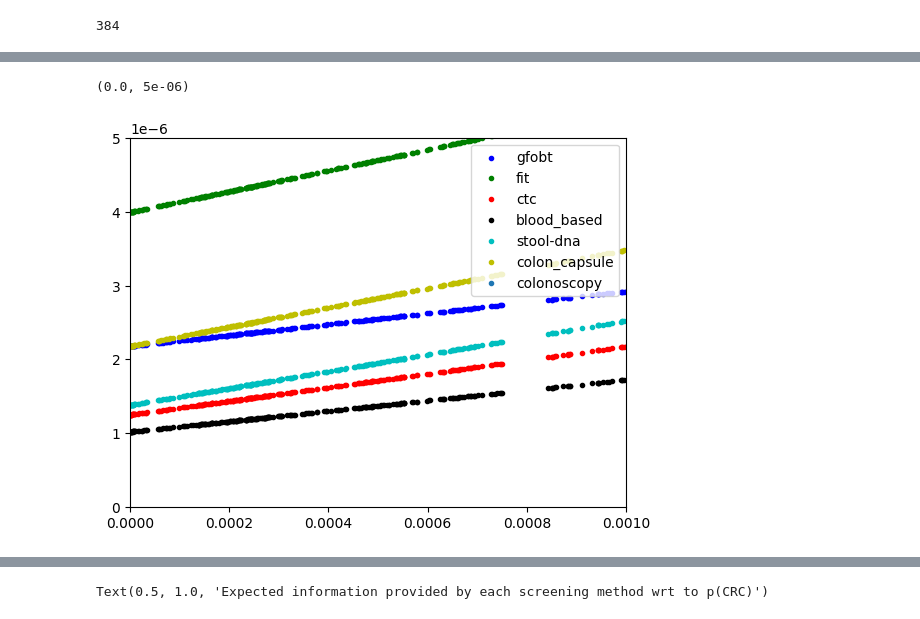
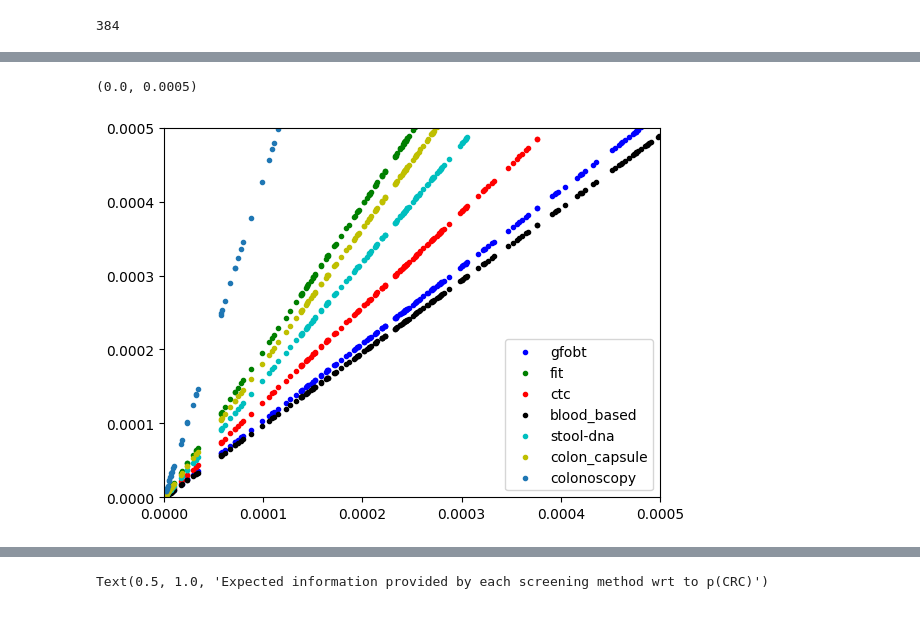
Before and after one commit to DanielCorralesAlonso/Decision_Model_Screening_CRC, a Jupyter notebook: elicitation.ipynb, the cells around one changed output, grey strips where cells are left out. Cells and saved outputs as stored; diff of their text form; code cells hidden in the pictures.

```diff
--- a/elicitation.ipynb
+++ b/elicitation.ipynb
@@ -134,37 +134,37 @@ net2.update_beliefs()
 value_of_detection = net2.get_node_value("Value_of_CRC_detection_by_screening")
 ax.scatter(probs_crc_percondition, value_of_detection, c = 'k', marker='.')
 
 probs_crc_percondition = np.array(net2.get_node_value("CRC")).reshape(-1,2).transpose()[1]
 net2.clear_all_evidence()
 net2.set_evidence("Screening", "Stool_DNA")
 net2.update_beliefs()
 value_of_detection = net2.get_node_value("Value_of_CRC_detection_by_screening")
 ax.scatter(probs_crc_percondition, value_of_detection, c = 'c', marker='.')
 
 probs_crc_percondition = np.array(net2.get_node_value("CRC")).reshape(-1,2).transpose()[1]
 net2.clear_all_evidence()
 net2.set_evidence("Screening", "Colon_capsule")
 net2.update_beliefs()
 value_of_detection = net2.get_node_value("Value_of_CRC_detection_by_screening")
 ax.scatter(probs_crc_percondition, value_of_detection, c = 'y', marker='.')
 
 
 probs_crc_percondition = np.array(net2.get_node_value("CRC")).reshape(-1,2).transpose()[1]
 net2.clear_all_evidence()
 net2.set_evidence("Colonoscopy", "Colonoscopy")
 net2.update_beliefs()
 value_of_detection = net2.get_node_value("Value_of_CRC_detection_by_colonoscopy")
 ax.scatter(probs_crc_percondition, value_of_detection, marker='.')
 
 
 ax.legend(['gfobt', 'fit', 'ctc', 'blood_based', 'stool-dna', 'colon_capsule', 'colonoscopy'])
 
 
-ax.set_xlim(0, 0.001)
-ax.set_ylim(0,0.000005)
+ax.set_xlim(0, 0.0005)
+ax.set_ylim(0,0.0005)
 # %% [output]
-(0.0, 5e-06)
+(0.0, 0.0005)
-[figure, old version]
+[figure, new version]
 # %%
 fig, ax = plt.subplots()
 
```
Also changed, not shown: parts of 10 cells of this notebook, 15 other files.
